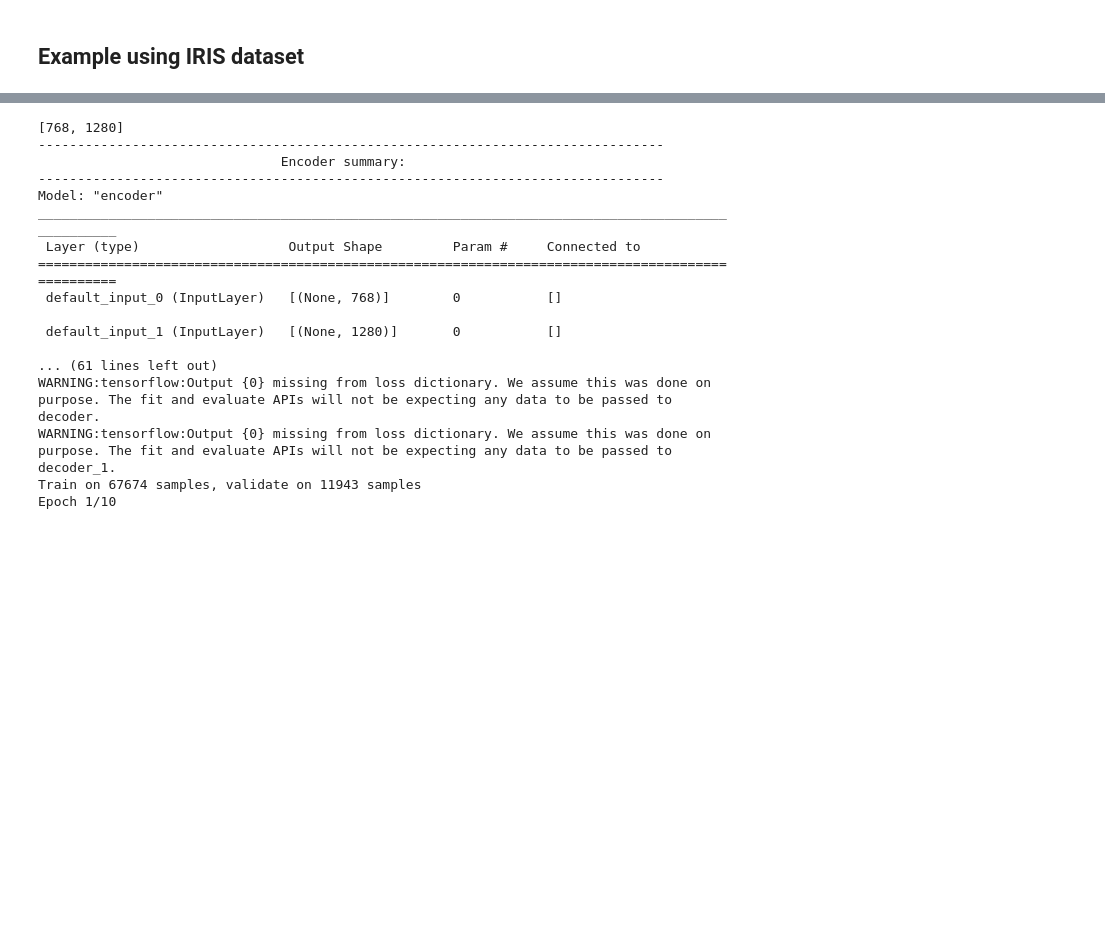
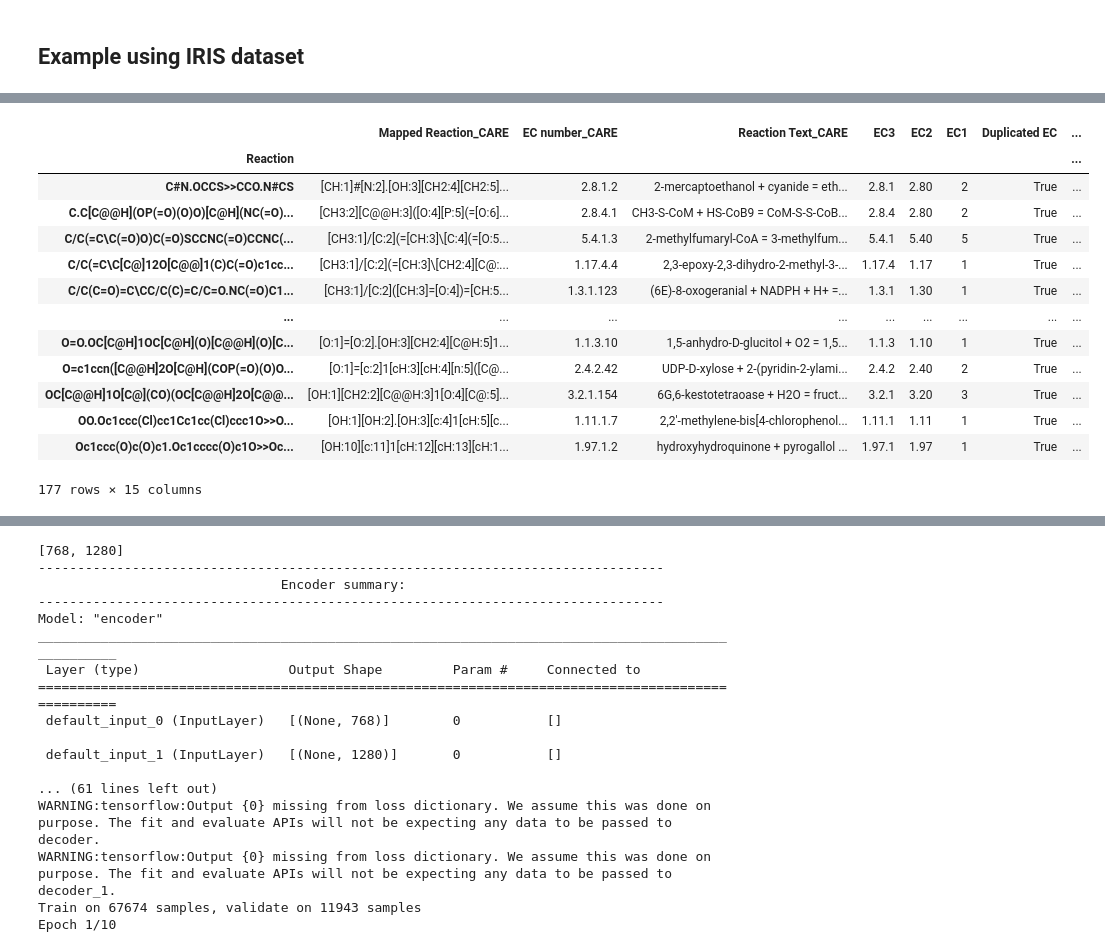
Before and after one commit to ArianeMora/scivae, a Jupyter notebook: example/VAE protein chem encoder.ipynb, the cells around one changed output, grey strips where cells are left out. Drawn from its saved outputs; the diff is of its cells as text; code cells hidden in the pictures; blank space fills up the shorter version.

```diff
--- a/example/VAE protein chem encoder.ipynb
+++ b/example/VAE protein chem encoder.ipynb
@@ -39,7 +39,3 @@ with open('/disk1/ariane/vscode/llms/scripts/proro/data_chem_embeddings_map.pkl'
 # %%
 with open('/disk1/ariane/vscode/llms/notebooks/data_processing/protein_embeddings_map.pkl', 'rb') as file:
     protein_df = pickle.load(file)
-# %%
-
-with open('encoding_dict.pkl', 'rb') as file:
-    protein_encodings = pickle.load(file)
@@ -112,0 +212,23 @@ chem_data.shape
+# %%
+with open('/disk1/ariane/vscode/llms/scripts/proro/data_chem_embeddings_map.pkl', 'rb') as file:
+    chem_df = pickle.load(file)
+test_df = pd.read_csv('/disk1/ariane/vscode/CARE/pretrained/splits/task2/medium_reaction_test.csv')
+test_df.set_index('Reaction', inplace=True)
+chem_df.set_index('Reaction', inplace=True)
+test_df = test_df.join(chem_df, how='left', lsuffix='_CARE', rsuffix='_Reaction')
+test_df
+# %% [output]
+|  | Mapped Reaction_CARE | EC number_CARE | Reaction Text_CARE | EC3 | EC2 | EC1 | Duplicated EC | ... |
+| Reaction |  |  |  |  |  |  |  | ... |
+| C#N.OCCS>>CCO.N#CS | [CH:1]#[N:2].[OH:3][CH2:4][CH2:5]... | 2.8.1.2 | 2-mercaptoethanol + cyanide = eth... | 2.8.1 | 2.80 | 2 | True | ... |
+| C.C[C@@H](OP(=O)(O)O)[C@H](NC(=O)... | [CH3:2][C@@H:3]([O:4][P:5](=[O:6]... | 2.8.4.1 | CH3-S-CoM + HS-CoB9 = CoM-S-S-CoB... | 2.8.4 | 2.80 | 2 | True | ... |
+| C/C(=C\C(=O)O)C(=O)SCCNC(=O)CCNC(... | [CH3:1]/[C:2](=[CH:3]\[C:4](=[O:5... | 5.4.1.3 | 2-methylfumaryl-CoA = 3-methylfum... | 5.4.1 | 5.40 | 5 | True | ... |
+| C/C(=C\C[C@]12O[C@@]1(C)C(=O)c1cc... | [CH3:1]/[C:2](=[CH:3]\[CH2:4][C@:... | 1.17.4.4 | 2,3-epoxy-2,3-dihydro-2-methyl-3-... | 1.17.4 | 1.17 | 1 | True | ... |
+| C/C(C=O)=C\CC/C(C)=C/C=O.NC(=O)C1... | [CH3:1]/[C:2]([CH:3]=[O:4])=[CH:5... | 1.3.1.123 | (6E)-8-oxogeranial + NADPH + H+ =... | 1.3.1 | 1.30 | 1 | True | ... |
+| ... | ... | ... | ... | ... | ... | ... | ... | ... |
+| O=O.OC[C@H]1OC[C@H](O)[C@@H](O)[C... | [O:1]=[O:2].[OH:3][CH2:4][C@H:5]1... | 1.1.3.10 | 1,5-anhydro-D-glucitol + O2 = 1,5... | 1.1.3 | 1.10 | 1 | True | ... |
+| O=c1ccn([C@@H]2O[C@H](COP(=O)(O)O... | [O:1]=[c:2]1[cH:3][cH:4][n:5]([C@... | 2.4.2.42 | UDP-D-xylose + 2-(pyridin-2-ylami... | 2.4.2 | 2.40 | 2 | True | ... |
+| OC[C@@H]1O[C@](CO)(OC[C@@H]2O[C@@... | [OH:1][CH2:2][C@@H:3]1[O:4][C@:5]... | 3.2.1.154 | 6G,6-kestotetraoase + H2O = fruct... | 3.2.1 | 3.20 | 3 | True | ... |
+| OO.Oc1ccc(Cl)cc1Cc1cc(Cl)ccc1O>>O... | [OH:1][OH:2].[OH:3][c:4]1[cH:5][c... | 1.11.1.7 | 2,2'-methylene-bis[4-chlorophenol... | 1.11.1 | 1.11 | 1 | True | ... |
+| Oc1ccc(O)c(O)c1.Oc1cccc(O)c1O>>Oc... | [OH:10][c:11]1[cH:12][cH:13][cH:1... | 1.97.1.2 | hydroxyhydroquinone + pyrogallol ... | 1.97.1 | 1.97 | 1 | True | ... |
+177 rows × 15 columns
```
Also changed, not shown: parts of 37 cells of this notebook.
